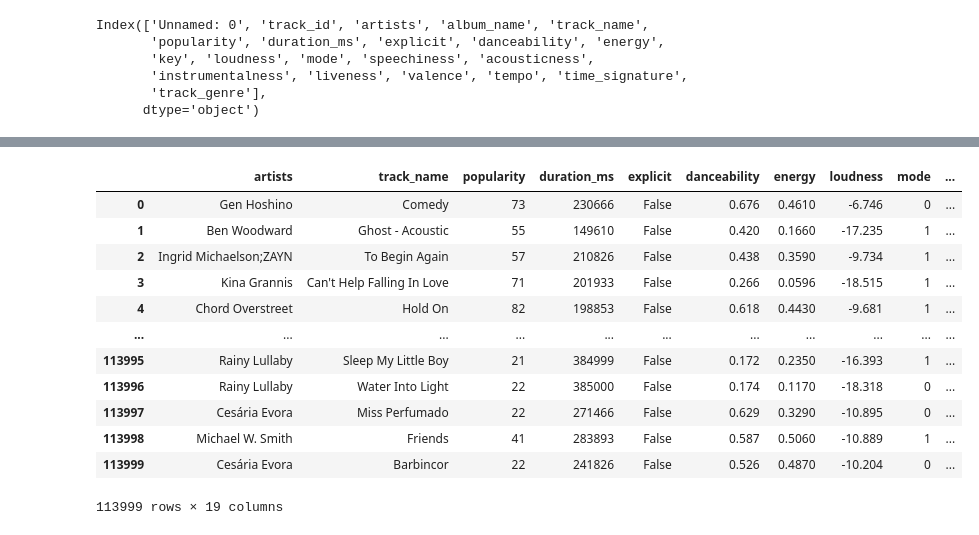
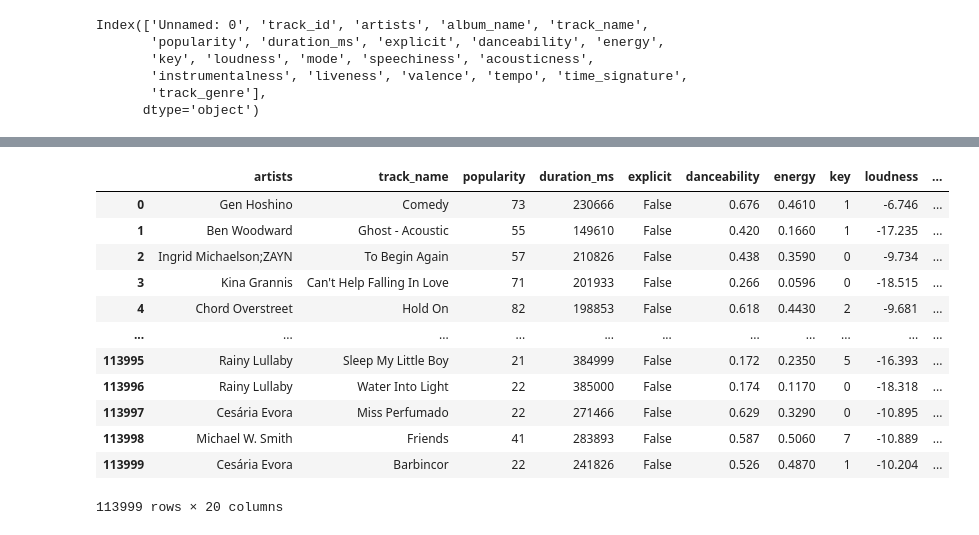
Before and after one commit to Adriel-Oliveira17/Spotify-Popularity-Predictor, a Jupyter notebook: spotify.ipynb, the cells around one changed output, grey strips where cells are left out. Drawn from its saved outputs; the diff is of its cells as text; code cells hidden in the pictures.

```diff
--- a/spotify.ipynb
+++ b/spotify.ipynb
@@ -14,5 +15,5 @@ Dataset baixado em: C:\Users\Adriel\Downloads\spotify_data
 # %%
-df = pd.read_csv('C:\\Users\\Adriel\\Downloads\\spotify_data\\dataset.csv', sep=',', header = 0)
+df = pd.read_csv('Path to.../spotify_dataset/dataset.csv', sep=',', header = 0)
 # %%
 df.dropna(inplace=True)
 df.drop_duplicates(inplace=True)
@@ -25,4 +26,4 @@ Index(['Unnamed: 0', 'track_id', 'artists', 'album_name', 'track_name',
        'track_genre'],
       dtype='object')
 # %%
-df = df.drop(['Unnamed: 0', 'track_id', 'album_name', 'key'], axis=1)
+df = df.drop(['Unnamed: 0', 'track_id', 'album_name'], axis=1)
@@ -163,0 +164,29 @@ plt.show()
+# %%
+df_explicit = df.copy()
+
+df_explicit['code_explicit'] = np.where(df_explicit['explicit'], 1, 0) # Cria um código de 1 para músicas com caonteúdo explícito e 0 para conteúdo não explícito
+
+mean_pop_explicit = df_explicit.groupby('code_explicit')['popularity'].mean()
+
+
+
+plt.figure(figsize=(7, 7))
+
+cores = ['#1DB954', '#0B6E4F']
+
+plt.pie(mean_pop_explicit,
+    labels = ['Não explícito', 'Explícito'],
+    colors = cores,
+    startangle = 90,
+    autopct = lambda p: f'{p * mean_pop_explicit.sum() / 100:.1f} pts',
+    pctdistance = 0.78,
+    textprops={'fontsize': 12, 'fontweight': 'bold', 'color': '#2E2E2E'},
+    wedgeprops={'width': 0.42, 'edgecolor': 'white', 'linewidth': 2})
+
+
+plt.text(0, 0,'Popularidade\nMédia', ha='center', va='center', fontsize=14, fontweight='bold', color='#444444')
+
+plt.title('Média de Popularidade por Conteúdo Explícito',fontsize = 16, fontweight = 'bold', pad = 20)
+
+plt.tight_layout()
+plt.show()
@@ -164,22 +209,22 @@ plt.show()
 # %%
-#Vamos fazer uma pequena previsão de qual música é popular ou não dado uma nota de corte (70) para a popularidade
-df['target'] = (df['popularity'] > 60).astype(int)
-df['explicit_value'] = np.where(df['explicit'] == True, 1, 0)
-display(df)
+#Vamos fazer uma pequena previsão de qual música é popular ou não dado uma nota de corte (60) para a popularidade e com modificações no DataFrame original para o caso de conteúdo explícito
+df['target'] = (df['popularity'] > 70).astype(int)
+df['code_explicit']= np.where(df_explicit['explicit'], 1, 0)
+df
 # %% [output]
-|  | artists | track_name | popularity | duration_ms | explicit | danceability | energy | loudness | mode | ... |
-| 0 | Gen Hoshino | Comedy | 73 | 230666 | False | 0.676 | 0.4610 | -6.746 | 0 | ... |
-| 1 | Ben Woodward | Ghost - Acoustic | 55 | 149610 | False | 0.420 | 0.1660 | -17.235 | 1 | ... |
-| 2 | Ingrid Michaelson;ZAYN | To Begin Again | 57 | 210826 | False | 0.438 | 0.3590 | -9.734 | 1 | ... |
-| 3 | Kina Grannis | Can't Help Falling In Love | 71 | 201933 | False | 0.266 | 0.0596 | -18.515 | 1 | ... |
-| 4 | Chord Overstreet | Hold On | 82 | 198853 | False | 0.618 | 0.4430 | -9.681 | 1 | ... |
+|  | artists | track_name | popularity | duration_ms | explicit | danceability | energy | key | loudness | ... |
+| 0 | Gen Hoshino | Comedy | 73 | 230666 | False | 0.676 | 0.4610 | 1 | -6.746 | ... |
+| 1 | Ben Woodward | Ghost - Acoustic | 55 | 149610 | False | 0.420 | 0.1660 | 1 | -17.235 | ... |
+| 2 | Ingrid Michaelson;ZAYN | To Begin Again | 57 | 210826 | False | 0.438 | 0.3590 | 0 | -9.734 | ... |
+| 3 | Kina Grannis | Can't Help Falling In Love | 71 | 201933 | False | 0.266 | 0.0596 | 0 | -18.515 | ... |
+| 4 | Chord Overstreet | Hold On | 82 | 198853 | False | 0.618 | 0.4430 | 2 | -9.681 | ... |
 | ... | ... | ... | ... | ... | ... | ... | ... | ... | ... | ... |
-| 113995 | Rainy Lullaby | Sleep My Little Boy | 21 | 384999 | False | 0.172 | 0.2350 | -16.393 | 1 | ... |
-| 113996 | Rainy Lullaby | Water Into Light | 22 | 385000 | False | 0.174 | 0.1170 | -18.318 | 0 | ... |
-| 113997 | Cesária Evora | Miss Perfumado | 22 | 271466 | False | 0.629 | 0.3290 | -10.895 | 0 | ... |
-| 113998 | Michael W. Smith | Friends | 41 | 283893 | False | 0.587 | 0.5060 | -10.889 | 1 | ... |
-| 113999 | Cesária Evora | Barbincor | 22 | 241826 | False | 0.526 | 0.4870 | -10.204 | 0 | ... |
+| 113995 | Rainy Lullaby | Sleep My Little Boy | 21 | 384999 | False | 0.172 | 0.2350 | 5 | -16.393 | ... |
+| 113996 | Rainy Lullaby | Water Into Light | 22 | 385000 | False | 0.174 | 0.1170 | 0 | -18.318 | ... |
+| 113997 | Cesária Evora | Miss Perfumado | 22 | 271466 | False | 0.629 | 0.3290 | 0 | -10.895 | ... |
+| 113998 | Michael W. Smith | Friends | 41 | 283893 | False | 0.587 | 0.5060 | 7 | -10.889 | ... |
+| 113999 | Cesária Evora | Barbincor | 22 | 241826 | False | 0.526 | 0.4870 | 1 | -10.204 | ... |
-113999 rows × 19 columns
+113999 rows × 20 columns
 # %%
 from sklearn.model_selection import train_test_split
 from sklearn.ensemble import RandomForestClassifier
```
Also changed, not shown: parts of 22 cells of this notebook.
